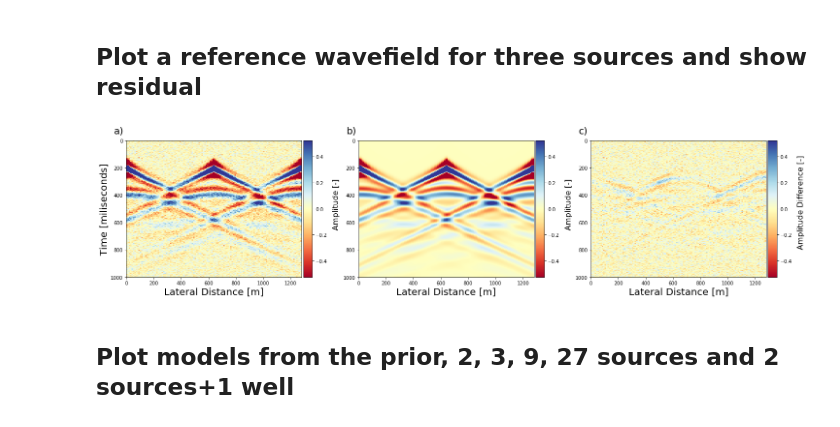
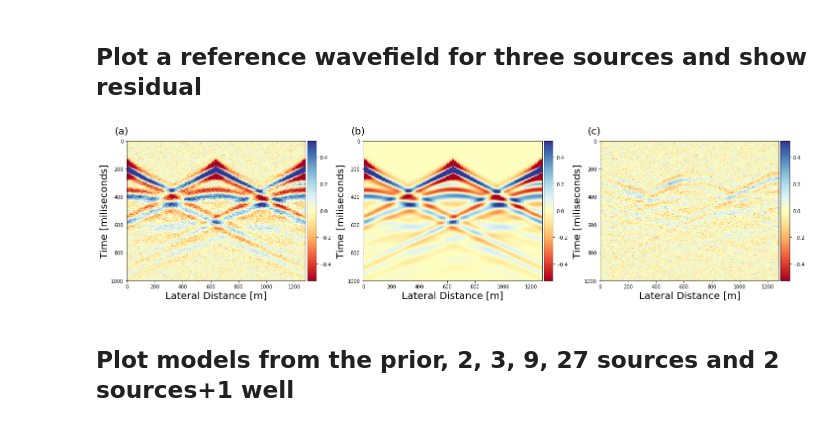
Before and after one commit to LukasMosser/stochastic_seismic_waveform_inversion, a Jupyter notebook: notebooks/Paper_Figures.ipynb, the cells around one changed output. Drawn from its saved outputs; the diff is of its cells as text; code cells hidden in the pictures.

Commit message:
Update to revised manuscript version and figures.

```diff
--- a/notebooks/Paper_Figures.ipynb
+++ b/notebooks/Paper_Figures.ipynb
@@ -155,12 +155,12 @@ fig.subplots_adjust(left=None, bottom=None, right=None, top=None, wspace=0.175,
 for error_bar, ax, title, shots, wells, prior in zip([error_bars_prior, error_bars_2, error_bars_2w,
                                     error_bars_3, error_bars_9, error_bars_27],
                          axarr.flatten(),
-                        ["1)", "2)", "3)", "4)", "5)", "6)"], [2, 2, 2, 3, 9, 27],
+                        ["(1)", "(2)", "(3)", "(4)", "(5)", "(6)"], [2, 2, 2, 3, 9, 27],
                         [None, None, 64, None, None, None], [True, False, False, False, False, False]):
 
     cax1 = ax.imshow(error_bar, vmin=0.0, vmax=0.5, cmap="Greys_r")
 
-    ax.set_title(title, fontsize=14, loc="left", x=-0.07, y=1.03)
+    ax.set_title(title, fontsize=14, loc="left", x=-0.1, y=1.03)
     ax.get_xaxis().set_ticks([])
     ax.get_yaxis().set_ticks([])
     ax.contour(x_gt_img[0], colors="r", linewidths=(0.1, ), alpha=0.25)
@@ -190,11 +190,11 @@ fig.subplots_adjust(left=None, bottom=None, right=None, top=None, wspace=0.175,
 for error_bar, ax, title, shots, wells, prior in zip([means_prior, means_2, means_2w,
                                                       means_3, means_9, means_27],
                          axarr.flatten(),
-                        ["1)", "2)", "3)", "4)", "5)", "6)"], [2, 2, 2, 3, 9, 27],
+                        ["(1)", "(2)", "(3)", "(4)", "(5)", "(6)"], [2, 2, 2, 3, 9, 27],
                         [None, None, 64, None, None, None], [True, False, False, False, False, False]):
     cax1 = ax.imshow(error_bar, vmin=0, vmax=1, cmap="Greys_r")
 
-    ax.set_title(title, fontsize=14, loc="left", x=-0.07, y=1.03)
+    ax.set_title(title, fontsize=14, loc="left", x=-0.1, y=1.03)
     ax.get_xaxis().set_ticks([])
     ax.get_yaxis().set_ticks([])
     ax.contour(x_gt_img[0], colors="r", linewidths=(0.1, ), alpha=0.5)
@@ -260,36 +260,36 @@ if plot:
 # %%
 ground_truth_shots = np.load("./results/"+case+"/results_3_sources_all/test_0/test_0_0_shots_gt.npy")
 reconstruction_shots = np.load("./results/"+case+"/results_3_sources_all/test_0/test_0_0_shots_0.npy")
 
 def colorbar(mappable, label, vertical, horizontal):
     ax = mappable.axes
     fig = ax.figure
     divider = make_axes_locatable(ax)
     cax = divider.append_axes("right", size="5%", pad=0.05)
     cax.text(horizontal, vertical, label, fontsize=16, rotation=90)
     return fig.colorbar(mappable, cax=cax)
 
 vmin = -2*np.std(ground_truth_shots)
 vmax = 2*np.std(ground_truth_shots)
 fig, axarr = plt.subplots(1, 3, figsize=(24, 12))
 fig.subplots_adjust(left=None, bottom=None, right=None, top=None, wspace=0.25, hspace=-0.6)
 for error_bar, ax, title, label, vert, h in zip([ground_truth_shots, reconstruction_shots, ground_truth_shots-reconstruction_shots],
                          axarr.flatten(),
-                        ["a)", "b)", "c)"],
+                        ["(a)", "(b)", "(c)"],
                                            ["Amplitude [-]", "Amplitude [-]", "Amplitude Difference [-]"],
                                                   [-0.15, -0.15, -0.3],
                                                         [3, 3, 3.]):
     cax1 = ax.imshow(error_bar[::-1], cmap="RdYlBu", extent=[0, 128*10, 0, 1000], vmin=vmin, vmax=vmax)
-    colorbar(cax1, label, vert, h)
+    colorbar(cax1, None, vert, h)
     ax.set_title(title, fontsize=20, loc="left", x=-0.07, y=1.03)
     ax.set_ylim(1000, 0)
     ax.set_xlabel("Lateral Distance [m]", fontsize=20)
+    ax.set_ylabel("Time [miliseconds]", fontsize=20)
 
-axarr[0].set_ylabel("Time [miliseconds]", fontsize=20)
 if plot:
     fig.savefig("./results/figures/comparison_waveforms.png", bbox_inches="tight", dpi=300)
 # %% [output]
-[figure, old version]
+[figure, new version]
 # %% [markdown]
 ## Plot models from the prior, 2, 3, 9, 27 sources and 2 sources+1 well
 # %%
```
Also changed, not shown: parts of 11 cells of this notebook, 9 other files.
